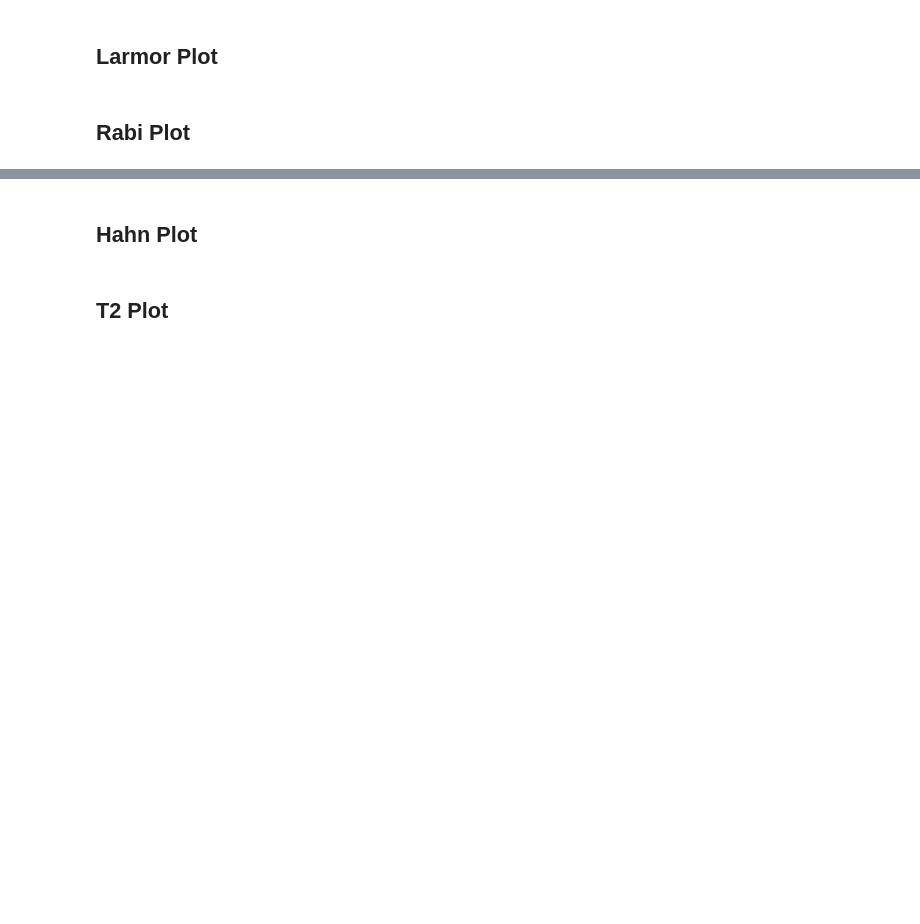
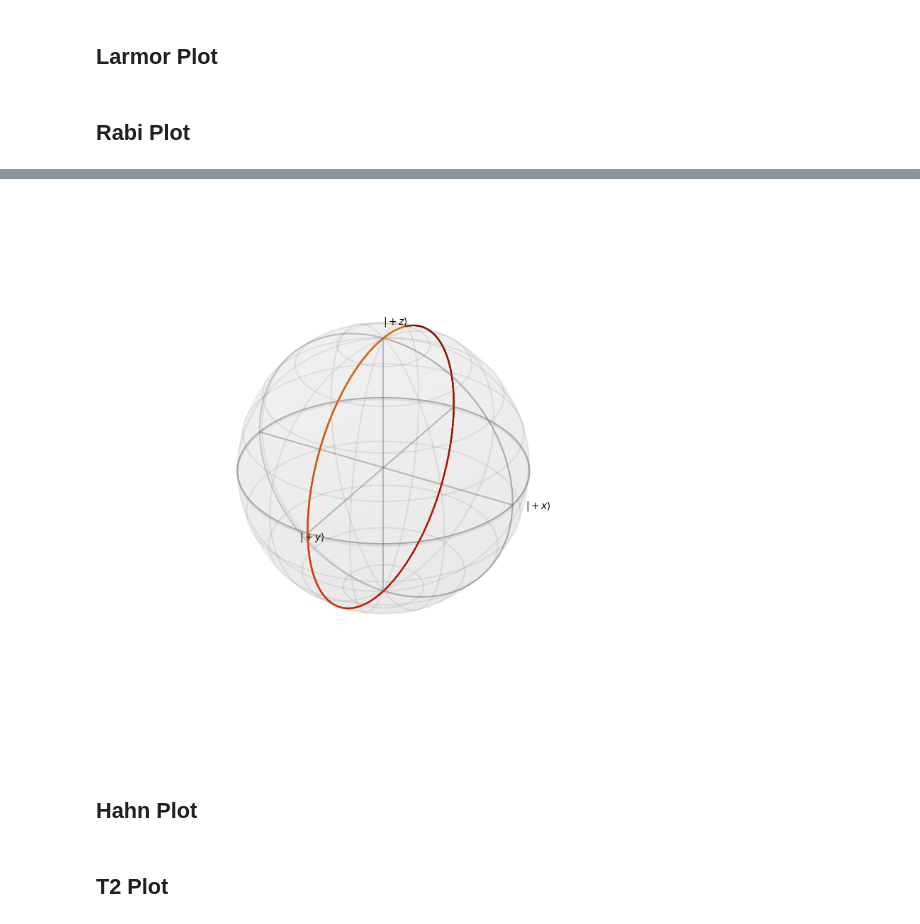
Before and after one commit to Slippery-Chickenz/qipQubitSimTools, a Jupyter notebook: examples/example.ipynb, the cells around one changed output, grey strips where cells are left out. Drawn from its saved outputs; the diff is of its cells as text; code cells hidden in the pictures; blank space fills up the shorter version.

```diff
--- a/examples/example.ipynb
+++ b/examples/example.ipynb
@@ -155,7 +160,7 @@ ax.text(1.1, 0, 0, "$|+x\\rangle$")
 # ax.plot(x, y, z)
 
 for i in range(len(x_coords) - 1):
-    ax.plot(x_coords[i:i+2], y_coords[i:i+2], z_coords[i:i+2], color=plt.cm.jet(i/len(x_coords)))
+    ax.plot(x_coords[i:i+2], y_coords[i:i+2], z_coords[i:i+2], color=mpl.colormaps['jet'](i/len(x_coords)))
 
 
 # Set an equal aspect ratio
@@ -237,34 +244,36 @@ z = np.zeros(np.shape(x))
 ax.plot(x, y, z, color = 'dimgray', alpha = 0.5)
 
 x = np.cos(wireAngles)
 y = np.zeros(np.shape(x))
 z = np.sin(wireAngles)
 ax.plot(x, y, z, color = 'dimgray', alpha = 0.3)
 
 x = np.zeros(np.shape(y))
 y = np.cos(wireAngles)
 z = np.sin(wireAngles)
 ax.plot(x, y, z, color = 'dimgray', alpha = 0.5)
 
 
 ax.plot([-1, 1], [0, 0], [0, 0], color = 'dimgray', alpha = 0.4)
 ax.plot([0, 0], [-1, 1], [0, 0], color = 'dimgray', alpha = 0.4)
 ax.plot([0, 0], [0, 0], [-1, 1], color = 'dimgray', alpha = 0.4)
 
 ax.text(0, 0, 1.1, "$|+z\\rangle$")
 ax.text(0, 1.1, 0, "$|+y\\rangle$")
 ax.text(1.1, 0, 0, "$|+x\\rangle$")
 
 # ax.plot(x, y, z)
 
 for i in range(len(x_coords) - 1):
-    ax.plot(x_coords[i:i+2], y_coords[i:i+2], z_coords[i:i+2], color=plt.cm.jet(i/len(x_coords)))
+    ax.plot(x_coords[i:i+2], y_coords[i:i+2], z_coords[i:i+2], color=mpl.colormaps['jet'](i/len(x_coords)))
 
 
 # Set an equal aspect ratio
 ax.set_aspect('equal')
 
 plt.show()
+# %% [output]
+[figure, added]
 # %%
 f.close()
 # %% [markdown]
```
Also changed, not shown: parts of 8 cells of this notebook, 13 other files.
